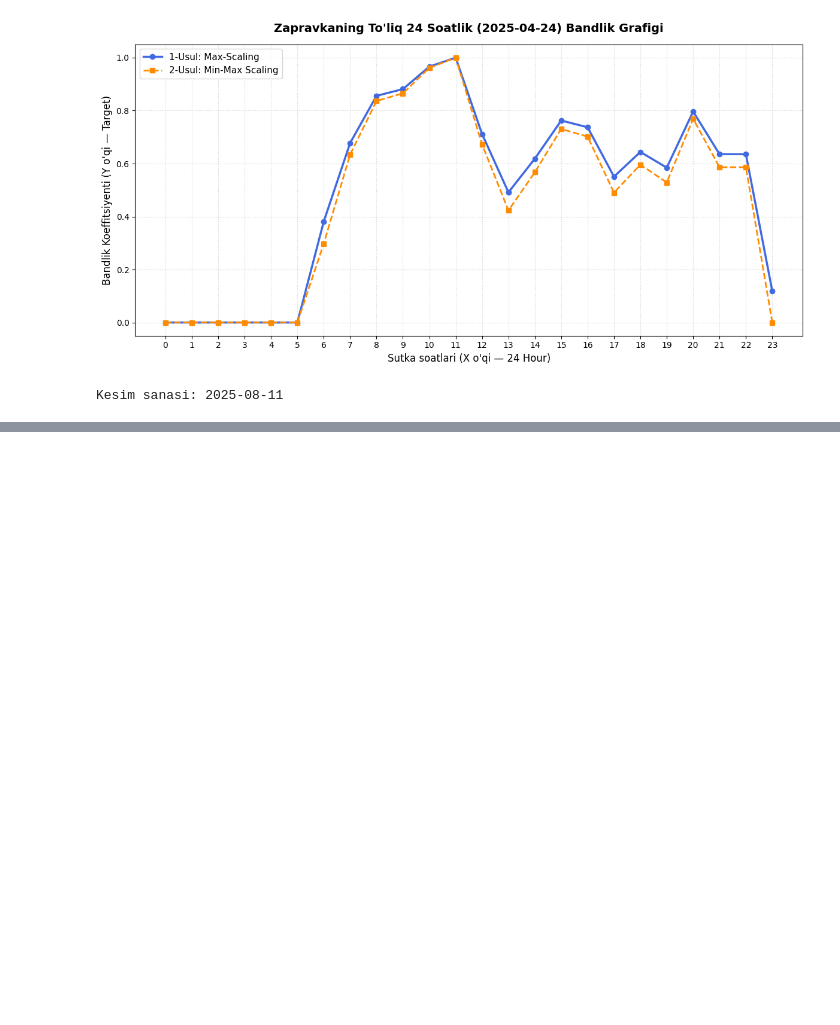
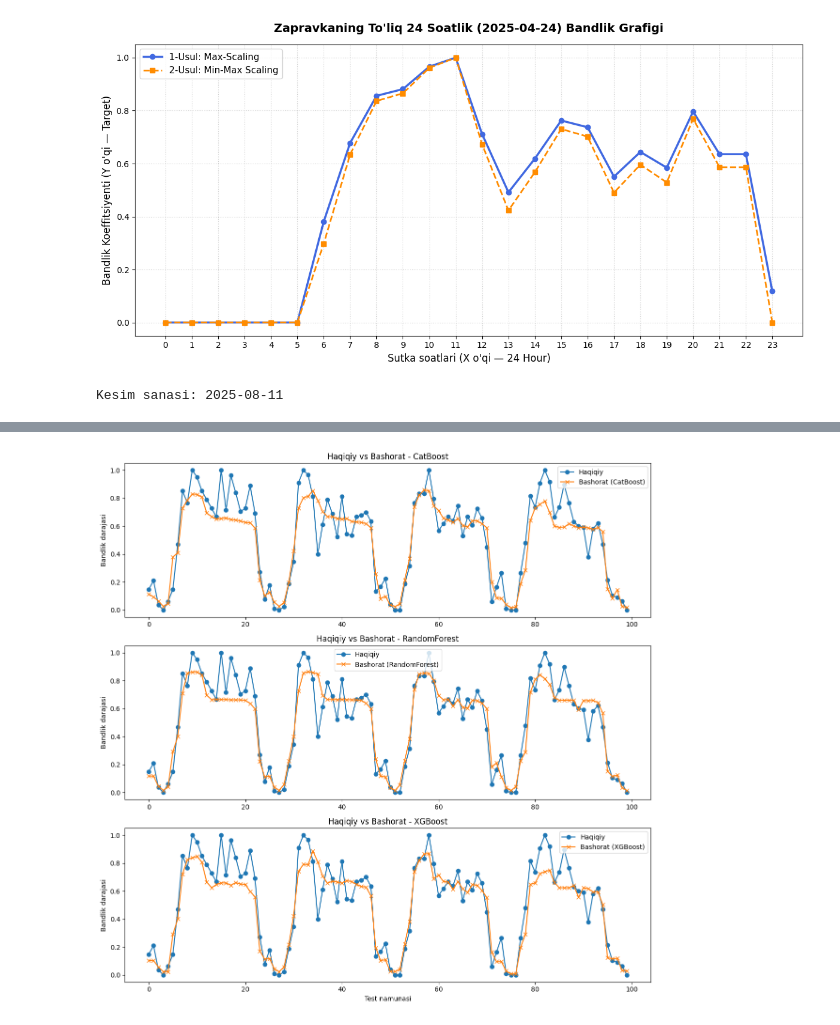
Before and after one commit to rayhon-dev/gas-stations-analytics, a Jupyter notebook: notebooks/eda_file1.ipynb, the cells around one changed output, grey strips where cells are left out. Saved outputs shown, nothing was run; the diff lists cells and outputs as text; code cells hidden in the pictures; blank space fills up the shorter version.

```diff
--- a/notebooks/eda_file1.ipynb
+++ b/notebooks/eda_file1.ipynb
@@ -1088,0 +1239,17 @@ X_test: (779, 5)
+# %%
+fig, axes = plt.subplots(3, 1, figsize=(12, 12))
+
+modellar = [('CatBoost', cat_preds_2), ('RandomForest', rf_preds_2), ('XGBoost', xgb_preds_2)]
+
+for i, (name, preds) in enumerate(modellar):
+    axes[i].plot(y2_test.values[:100], label='Haqiqiy', marker='o')
+    axes[i].plot(preds[:100], label=f'Bashorat ({name})', marker='x')
+    axes[i].legend()
+    axes[i].set_title(f'Haqiqiy vs Bashorat - {name}')
+    axes[i].set_ylabel('Bandlik darajasi')
+
+axes[2].set_xlabel('Test namunasi')
+plt.tight_layout()
+plt.show()
+# %% [output]
+[figure, added]
```
Also changed, not shown: parts of 24 cells of this notebook, 6 other files.
